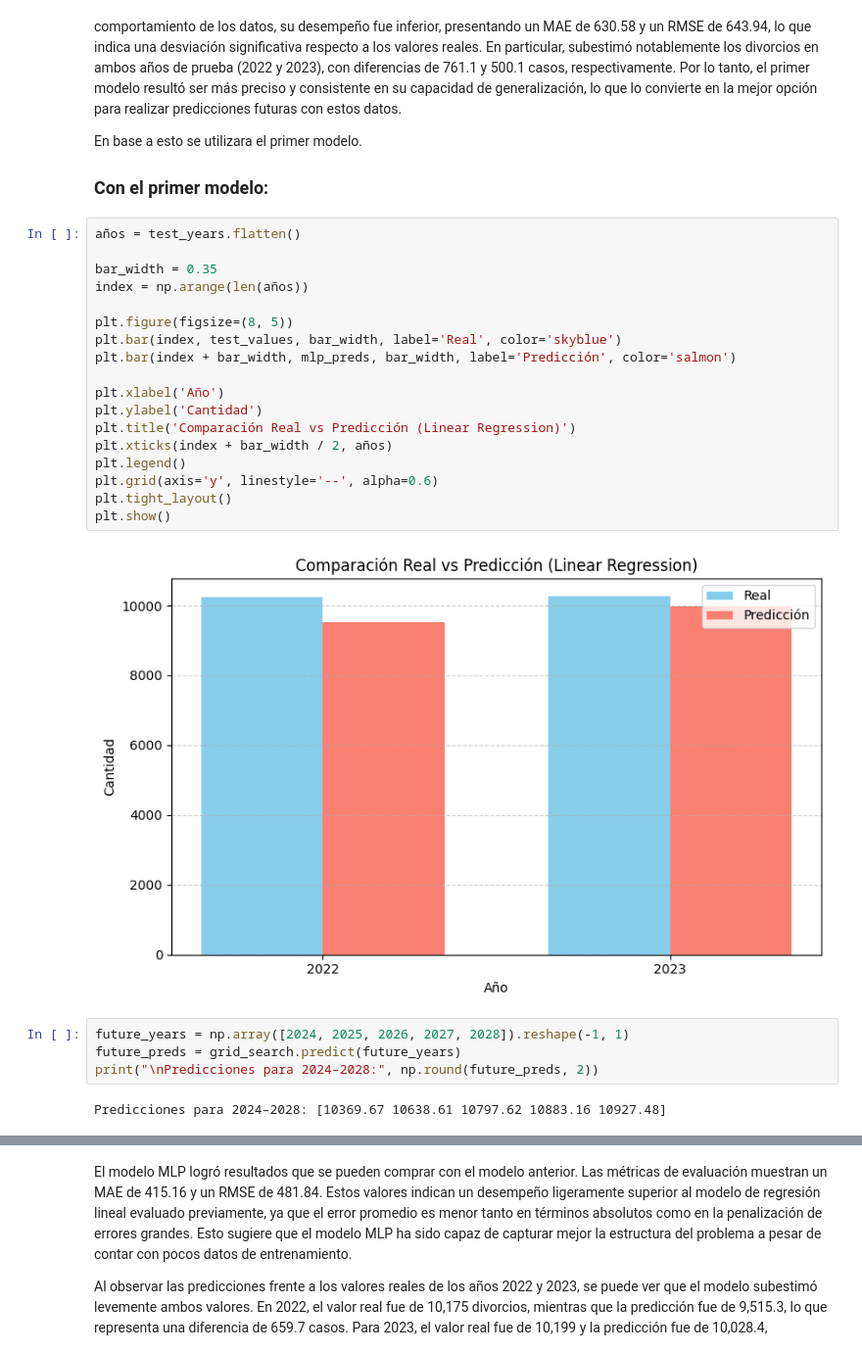
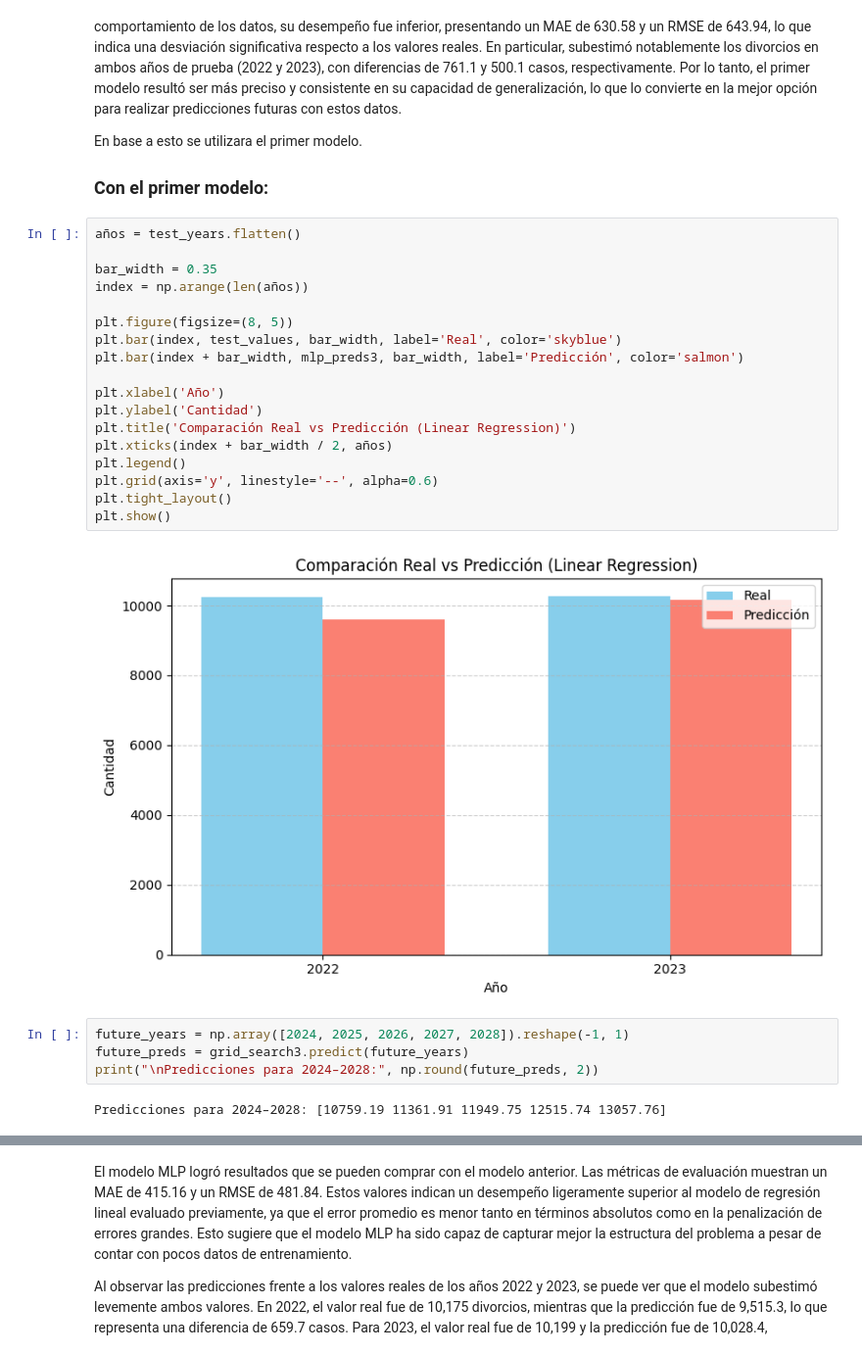
Before and after one commit to DanielRasho/MD-Proyecto3, a Jupyter notebook: ReporteFinal.ipynb, the cells around one changed output, grey strips where cells are left out. Shown at 98% size. Drawn from its saved outputs; the diff is of its cells as text.

Commit message:
feat: add more divorce prediction by month

```diff
--- a/ReporteFinal.ipynb
+++ b/ReporteFinal.ipynb
@@ -766,29 +806,29 @@ En base a esto se utilizara el primer modelo.
 # %%
 años = test_years.flatten()
 
 bar_width = 0.35
 index = np.arange(len(años))
 
 plt.figure(figsize=(8, 5))
 plt.bar(index, test_values, bar_width, label='Real', color='skyblue')
-plt.bar(index + bar_width, mlp_preds, bar_width, label='Predicción', color='salmon')
+plt.bar(index + bar_width, mlp_preds3, bar_width, label='Predicción', color='salmon')
 
 plt.xlabel('Año')
 plt.ylabel('Cantidad')
 plt.title('Comparación Real vs Predicción (Linear Regression)')
 plt.xticks(index + bar_width / 2, años)
 plt.legend()
 plt.grid(axis='y', linestyle='--', alpha=0.6)
 plt.tight_layout()
 plt.show()
 # %% [output]
-[figure, old version]
+[figure, new version]
 # %%
 future_years = np.array([2024, 2025, 2026, 2027, 2028]).reshape(-1, 1)
-future_preds = grid_search.predict(future_years)
+future_preds = grid_search3.predict(future_years)
 print("\nPredicciones para 2024–2028:", np.round(future_preds, 2))
 # %% [output]
-Predicciones para 2024–2028: [10369.67 10638.61 10797.62 10883.16 10927.48]
+Predicciones para 2024–2028: [10759.19 11361.91 11949.75 12515.74 13057.76]
 # %%
 all_years = np.concatenate([divorcios_por_año.index.values, future_years.flatten()])
 all_values = np.concatenate([divorcios_por_año.values, future_preds])
```
Also changed, not shown: parts of 14 cells of this notebook, 1 other file.
